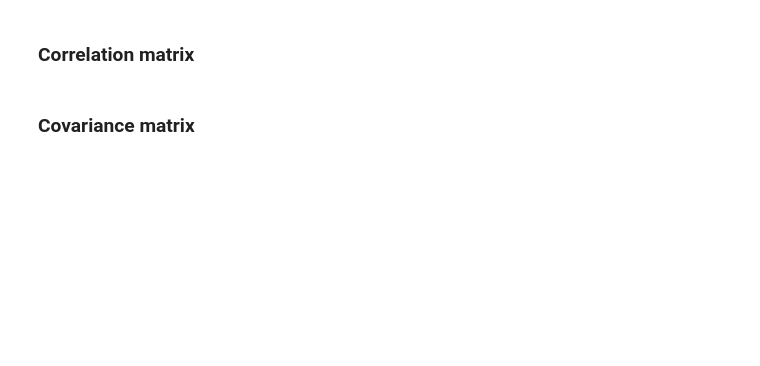
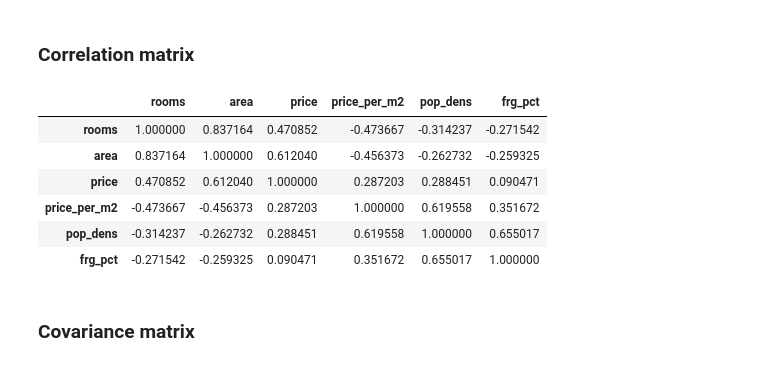
Before and after one commit to zempcol1/python_exploratory_data_analysis, a Jupyter notebook: exploratory_data_analysis_apartments_data.ipynb, the cells around one changed output. Saved outputs shown, nothing was run; the diff lists cells and outputs as text; code cells hidden in the pictures; blank space fills up the shorter version.

```diff
--- a/exploratory_data_analysis_apartments_data.ipynb
+++ b/exploratory_data_analysis_apartments_data.ipynb
@@ -132,11 +242,19 @@ pd.pivot_table(df[['rooms', 'price', 'price_per_m2', 'area', 'luxurious']],
 # %%
 corr = df[['rooms',
           'area',
           'price',
           'price_per_m2',
           'pop_dens',
-          'frg_pct']].cov().corr()
+          'frg_pct']].corr()
 corr
+# %% [output]
+|  | rooms | area | price | price_per_m2 | pop_dens | frg_pct |
+| rooms | 1.000000 | 0.837164 | 0.470852 | -0.473667 | -0.314237 | -0.271542 |
+| area | 0.837164 | 1.000000 | 0.612040 | -0.456373 | -0.262732 | -0.259325 |
+| price | 0.470852 | 0.612040 | 1.000000 | 0.287203 | 0.288451 | 0.090471 |
+| price_per_m2 | -0.473667 | -0.456373 | 0.287203 | 1.000000 | 0.619558 | 0.351672 |
+| pop_dens | -0.314237 | -0.262732 | 0.288451 | 0.619558 | 1.000000 | 0.655017 |
+| frg_pct | -0.271542 | -0.259325 | 0.090471 | 0.351672 | 0.655017 | 1.000000 |
 # %% [markdown]
 ### Covariance matrix
 # %%
```
Also changed, not shown: parts of 29 cells of this notebook, 1 other file.
